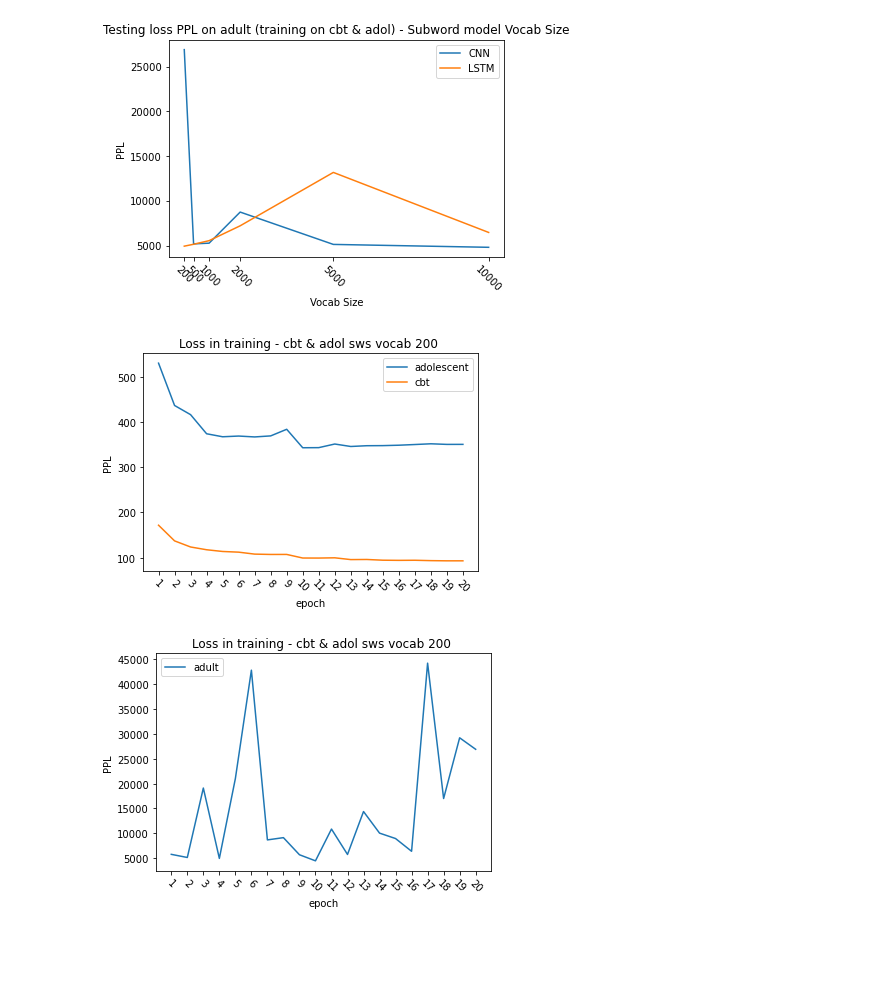
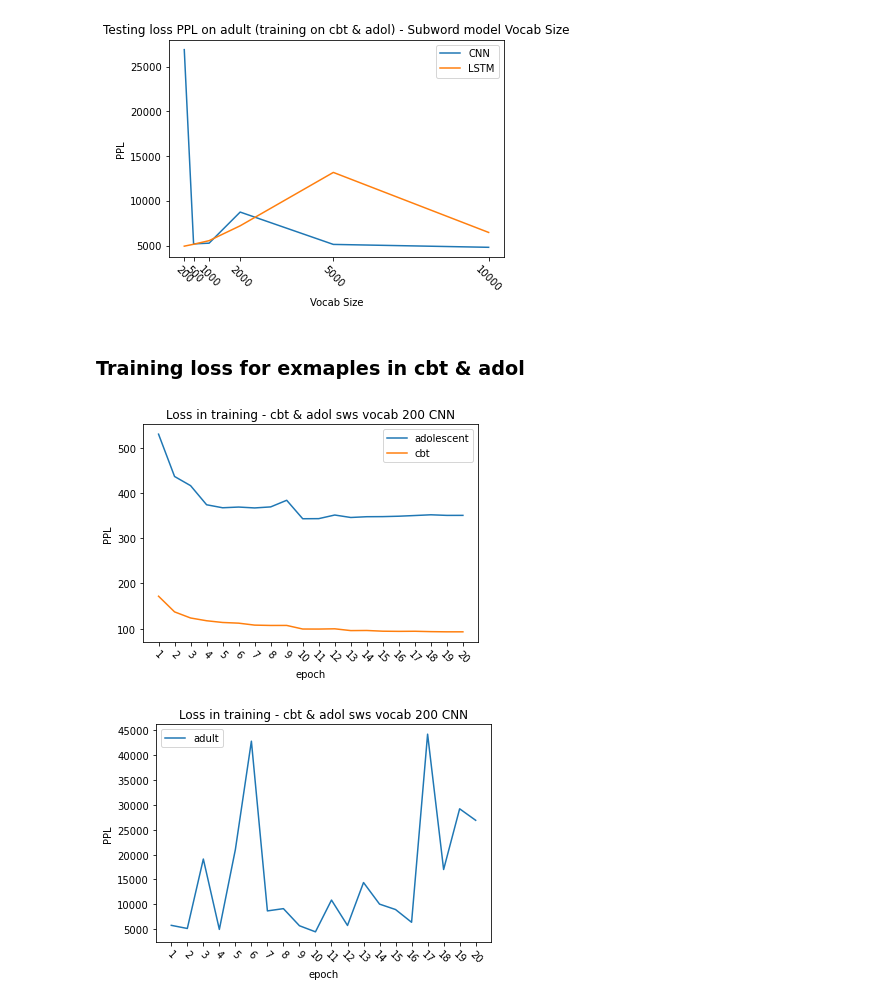
Before and after one commit to shifengxu/CE7455-FinalProject, a Jupyter notebook: log2plot.ipynb, the cells around one changed output. Saved outputs shown, nothing was run; the diff lists cells and outputs as text; code cells hidden in the pictures; blank space fills up the shorter version.

```diff
--- a/log2plot.ipynb
+++ b/log2plot.ipynb
@@ -599,13 +599,7 @@ plt.xticks(sws_vocb_sizes, rotation = -45)
 plt.show()
 # %% [output]
 [figure]
+# %% [markdown]
+### Training loss for exmaples in cbt & adol
 # %%
 # training with cbt & adol
-# %%
-oS_cbtadol_200_CNN_valid_loss_ppl = \
-[301.09,  242.26,  222.70,  207.80,  203.26,  201.19,  197.05,  196.84,  200.90,  182.74,  182.53,  185.18,  180.08,  180.83,  179.32,  179.24,  179.68,  179.28,  178.43,  178.53]
-oS_cbtadol_200_CNN_testloss_adult_ppl= \
-[5760.26, 5128.36,19101.98, 4941.28,21011.21,42822.30, 8665.81, 9121.04, 5679.51, 4454.98,10849.68, 5735.14,14376.33,10030.46, 8939.70, 6374.54,44233.80,16995.53,29212.32,26900.52]
-oS_cbtadol_200_CNN_testloss_adolescent_ppl= \
-[531.17,  437.32,  416.96,  374.59,  367.93,  369.51,  367.55,  369.85,  384.51,  343.58,  343.81,  351.83,  346.37,  348.08,  348.29,  349.19,  350.73,  352.35,  351.01,  351.07]
-oS_cbtadol_200_CNN_testloss_cbt_ppl= \
@@ -614,26 +610,26 @@ x_ticker2 = np.arange(1, 21).tolist()
 # %%
 #plt.plot(x_ticker, oS_cbtadol_200_CNN_valid_loss_ppl, label = "valid")
 plt.plot(x_ticker2, oS_cbtadol_200_CNN_testloss_adolescent_ppl, label = "adolescent")
 plt.plot(x_ticker2, oS_cbtadol_200_CNN_testloss_cbt_ppl, label = "cbt")
 
 
-plt.title("Loss in training - cbt & adol sws vocab 200 ")
+plt.title("Loss in training - cbt & adol sws vocab 200 CNN")
 plt.xlabel('epoch')
 plt.ylabel('PPL')
 plt.legend()
 plt.xticks(x_ticker2, rotation = -45)
 plt.show()
 # %% [output]
-[figure, old version]
+[figure, new version]
 # %%
 plt.plot(x_ticker2, oS_cbtadol_200_CNN_testloss_adult_ppl, label = "adult")
 
 
-plt.title("Loss in training - cbt & adol sws vocab 200 ")
+plt.title("Loss in training - cbt & adol sws vocab 200 CNN")
 plt.xlabel('epoch')
 plt.ylabel('PPL')
 plt.legend()
 plt.xticks(x_ticker2, rotation = -45)
 plt.show()
 # %% [output]
-[figure, old version]
+[figure, new version]
```
Also changed, not shown: parts of 16 cells of this notebook.
